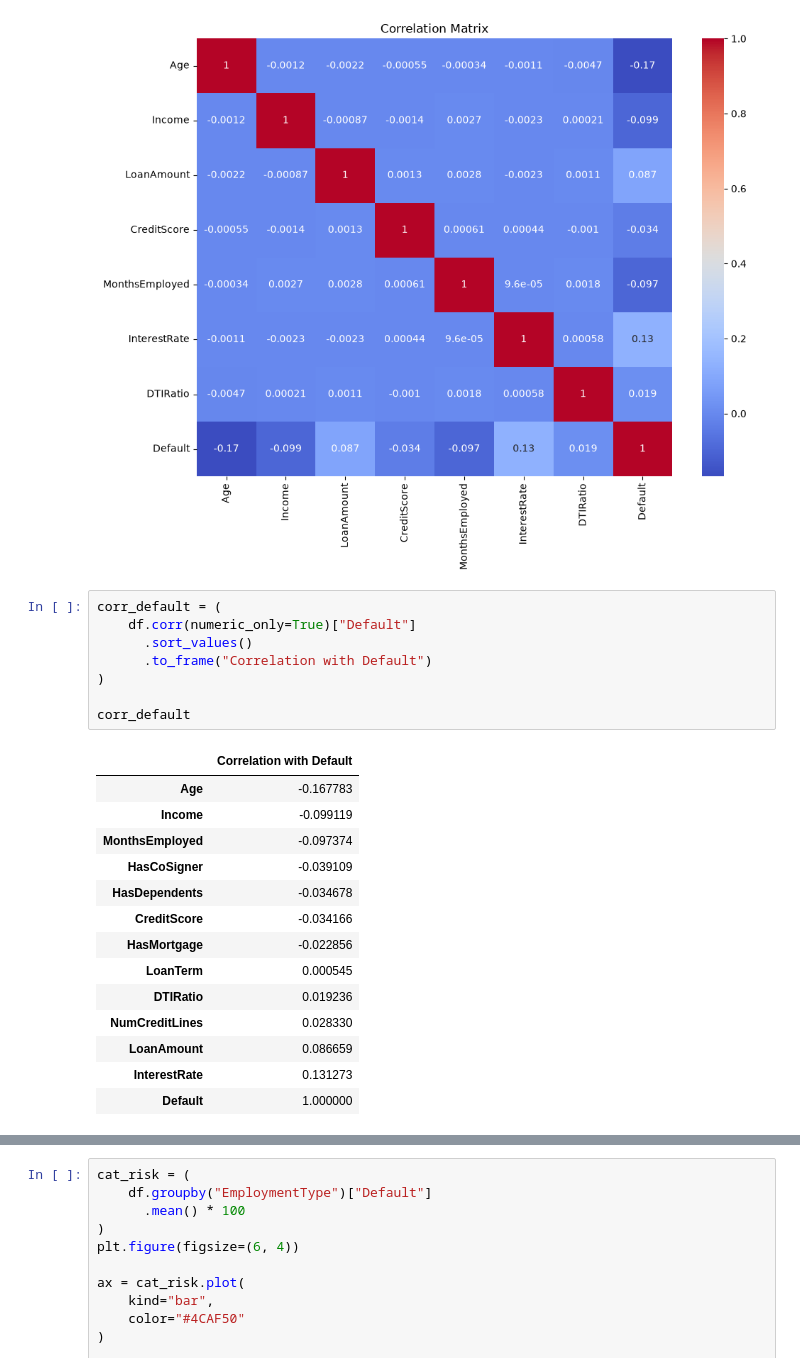
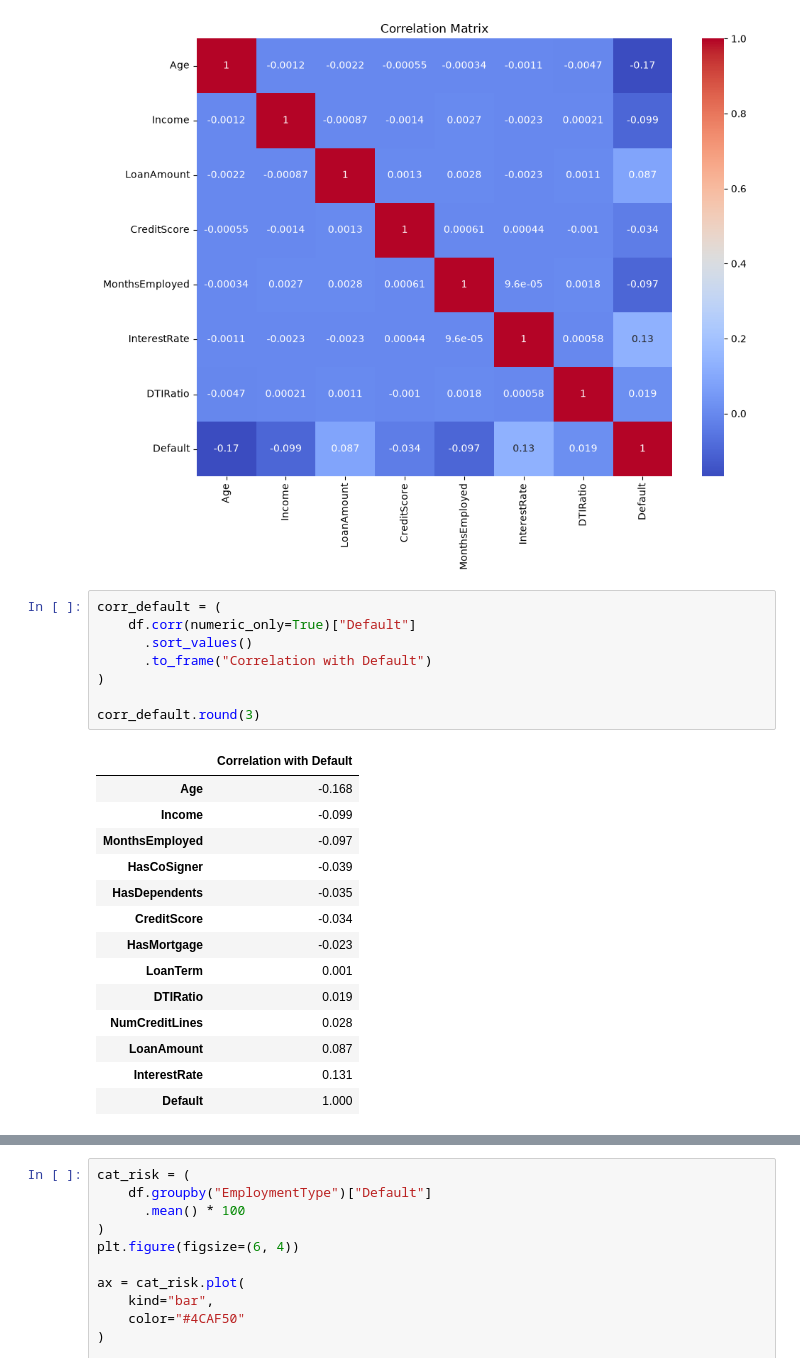
Before and after one commit to IrinaEkb/Loan_Default, a Jupyter notebook: notebooks/02_eda.ipynb, the cells around one changed output, grey strips where cells are left out. Cells and saved outputs as stored; diff of their text form.

```diff
--- a/notebooks/02_eda.ipynb
+++ b/notebooks/02_eda.ipynb
@@ -51,26 +51,26 @@ plt.show()
 # %%
 corr_default = (
     df.corr(numeric_only=True)["Default"]
       .sort_values()
       .to_frame("Correlation with Default")
 )
 
-corr_default
+corr_default.round(3)
 # %% [output]
 |  | Correlation with Default |
-| Age | -0.167783 |
-| Income | -0.099119 |
-| MonthsEmployed | -0.097374 |
-| HasCoSigner | -0.039109 |
-| HasDependents | -0.034678 |
-| CreditScore | -0.034166 |
-| HasMortgage | -0.022856 |
-| LoanTerm | 0.000545 |
-| DTIRatio | 0.019236 |
-| NumCreditLines | 0.028330 |
-| LoanAmount | 0.086659 |
-| InterestRate | 0.131273 |
-| Default | 1.000000 |
+| Age | -0.168 |
+| Income | -0.099 |
+| MonthsEmployed | -0.097 |
+| HasCoSigner | -0.039 |
+| HasDependents | -0.035 |
+| CreditScore | -0.034 |
+| HasMortgage | -0.023 |
+| LoanTerm | 0.001 |
+| DTIRatio | 0.019 |
+| NumCreditLines | 0.028 |
+| LoanAmount | 0.087 |
+| InterestRate | 0.131 |
+| Default | 1.000 |
 # %%
 corr_default_abs = (
     df.corr(numeric_only=True)["Default"]
```
Also changed, not shown: parts of 4 cells of this notebook, 2 other files.
